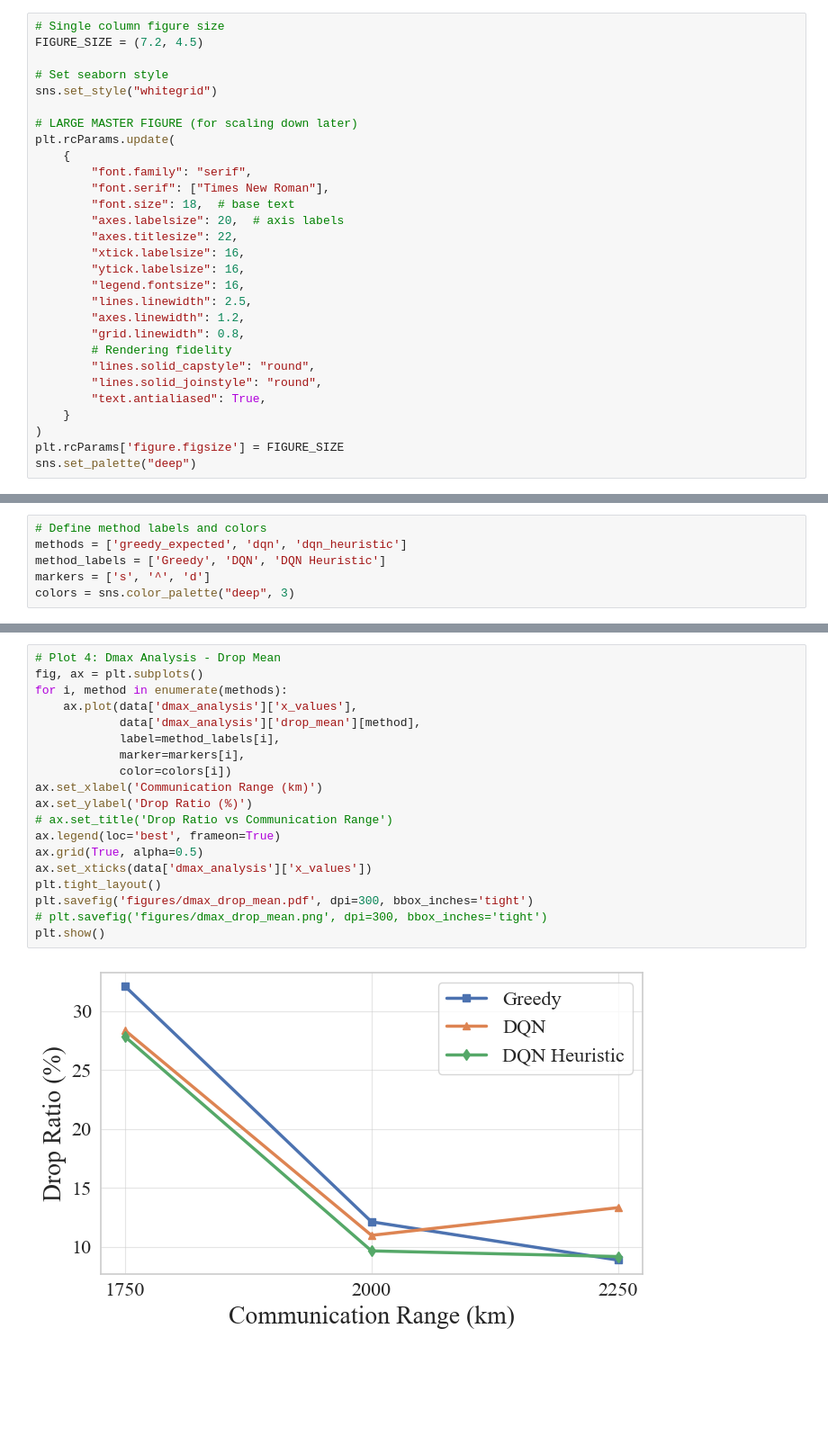
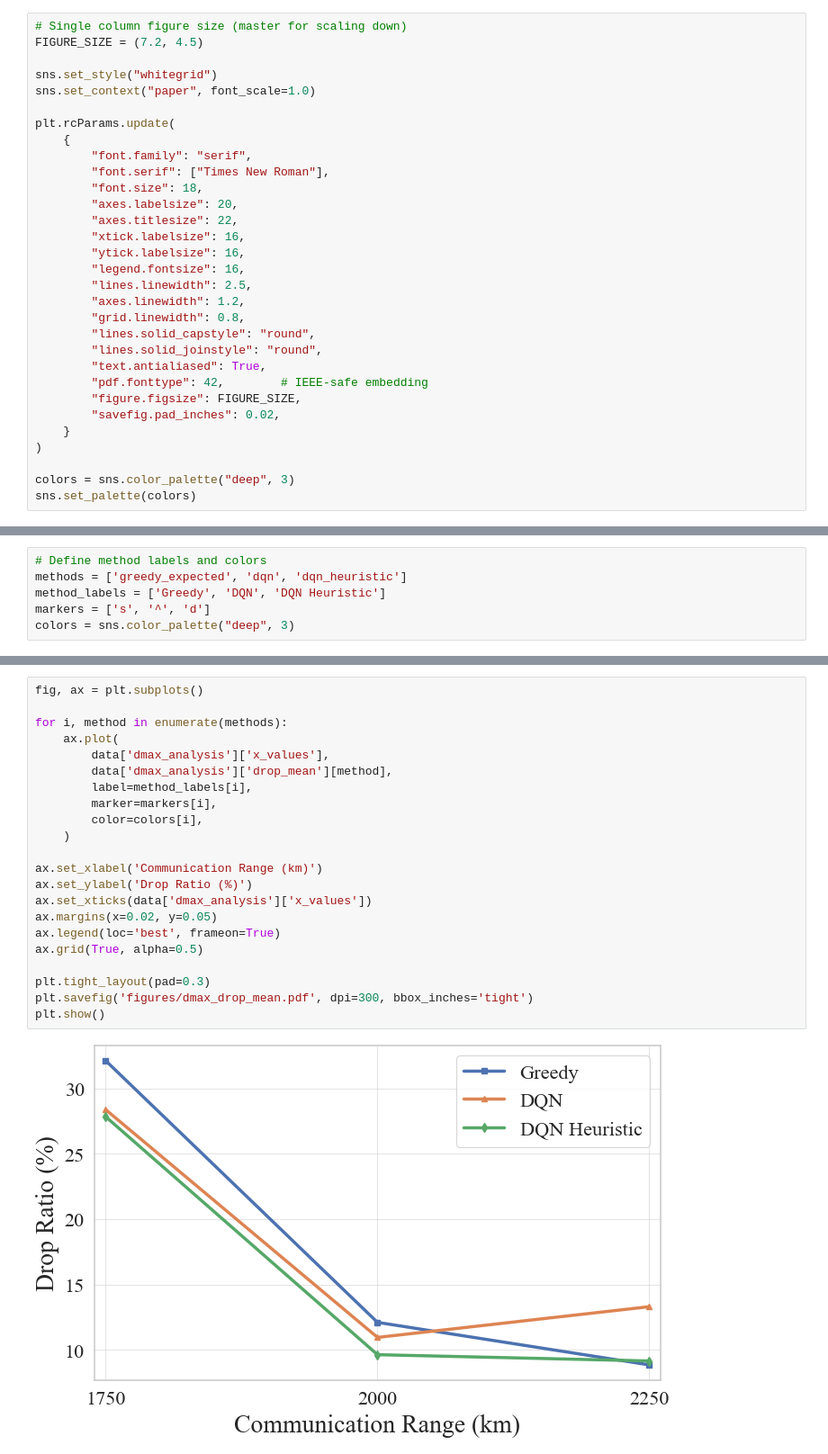
Before and after one commit to lanlehoang/LLM-AoI-Optimization, a Jupyter notebook: misc.ipynb, the cells around one changed output, grey strips where cells are left out. Shown at 90% size. Saved outputs shown, nothing was run; the diff lists cells and outputs as text; blank space fills up the shorter version.

Commit message:
tighten plot columns

```diff
--- a/misc.ipynb
+++ b/misc.ipynb
@@ -254,19 +254,18 @@ import seaborn as sns
 with open("eval_results/aggregate_means.json", "r") as f:
     all_means = json.load(f)
 # %%
-# Single column figure size
+# Single column figure size (master for scaling down)
 FIGURE_SIZE = (7.2, 4.5)
 
-# Set seaborn style
 sns.set_style("whitegrid")
+sns.set_context("paper", font_scale=1.0)
 
-# LARGE MASTER FIGURE (for scaling down later)
 plt.rcParams.update(
     {
         "font.family": "serif",
         "font.serif": ["Times New Roman"],
-        "font.size": 18,  # base text
-        "axes.labelsize": 20,  # axis labels
+        "font.size": 18,
+        "axes.labelsize": 20,
         "axes.titlesize": 22,
         "xtick.labelsize": 16,
         "ytick.labelsize": 16,
@@ -274,14 +273,17 @@ plt.rcParams.update(
         "lines.linewidth": 2.5,
         "axes.linewidth": 1.2,
         "grid.linewidth": 0.8,
-        # Rendering fidelity
         "lines.solid_capstyle": "round",
         "lines.solid_joinstyle": "round",
         "text.antialiased": True,
+        "pdf.fonttype": 42,        # IEEE-safe embedding
+        "figure.figsize": FIGURE_SIZE,
+        "savefig.pad_inches": 0.02,
     }
 )
-plt.rcParams['figure.figsize'] = FIGURE_SIZE
-sns.set_palette("deep")
+
+colors = sns.color_palette("deep", 3)
+sns.set_palette(colors)
 # %%
 # Restructure and process data
 data = {
@@ -452,21 +463,24 @@ plt.show()
 # %%
-# Plot 4: Dmax Analysis - Drop Mean
 fig, ax = plt.subplots()
+
 for i, method in enumerate(methods):
-    ax.plot(data['dmax_analysis']['x_values'],
-            data['dmax_analysis']['drop_mean'][method],
-            label=method_labels[i],
-            marker=markers[i],
-            color=colors[i])
+    ax.plot(
+        data['dmax_analysis']['x_values'],
+        data['dmax_analysis']['drop_mean'][method],
+        label=method_labels[i],
+        marker=markers[i],
+        color=colors[i],
+    )
+
 ax.set_xlabel('Communication Range (km)')
 ax.set_ylabel('Drop Ratio (%)')
-# ax.set_title('Drop Ratio vs Communication Range')
+ax.set_xticks(data['dmax_analysis']['x_values'])
+ax.margins(x=0.02, y=0.05)
 ax.legend(loc='best', frameon=True)
 ax.grid(True, alpha=0.5)
-ax.set_xticks(data['dmax_analysis']['x_values'])
-plt.tight_layout()
+
+plt.tight_layout(pad=0.3)
 plt.savefig('figures/dmax_drop_mean.pdf', dpi=300, bbox_inches='tight')
-# plt.savefig('figures/dmax_drop_mean.png', dpi=300, bbox_inches='tight')
 plt.show()
 # %% [output]
-[figure, old version]
+[figure, new version]
```
Also changed, not shown: parts of 3 cells of this notebook, 7 other files.
